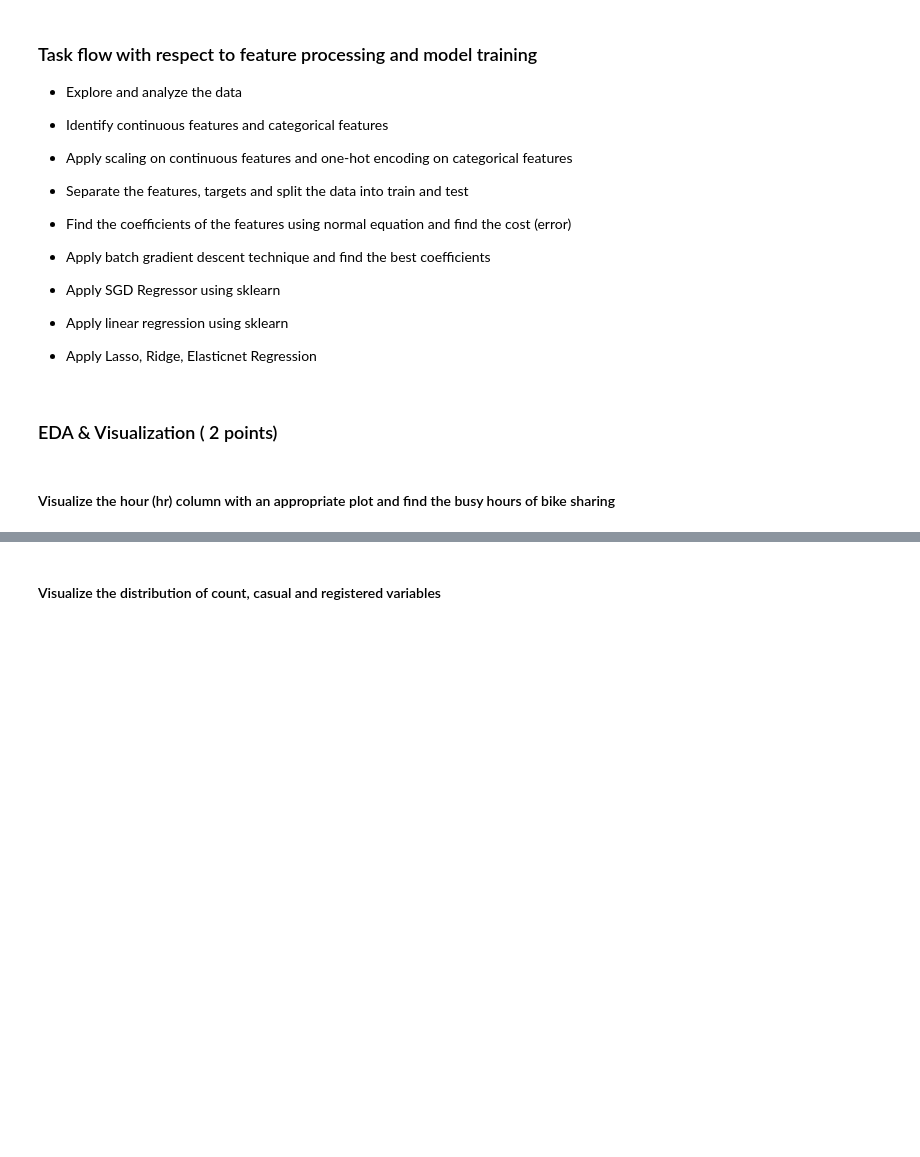
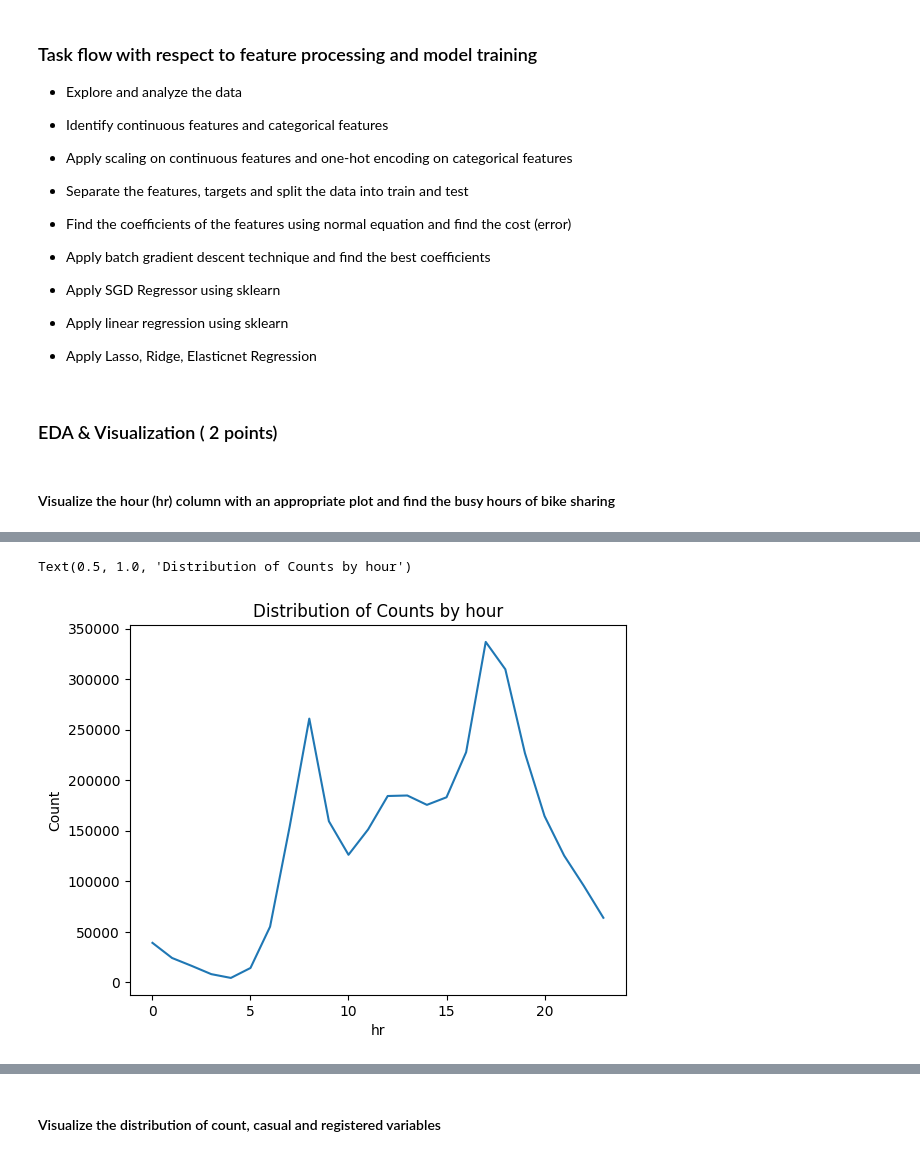
Before and after one commit to ayanagrawal1412/CDS_IISC, a Jupyter notebook: M2_NB_MiniProject_1_LinearRegression_Regularization.ipynb, the cells around one changed output, grey strips where cells are left out. Saved outputs shown, nothing was run; the diff lists cells and outputs as text; code cells hidden in the pictures; blank space fills up the shorter version.

```diff
--- a/M2_NB_MiniProject_1_LinearRegression_Regularization.ipynb
+++ b/M2_NB_MiniProject_1_LinearRegression_Regularization.ipynb
@@ -126,0 +207,7 @@ print the datatypes of the columns
+# %%
+sns.lineplot(data=df_hour.groupby(['hr'])['cnt'].sum())
+plt.ylabel('Count')
+plt.title('Distribution of Counts by hour')
+# %% [output]
+Text(0.5, 1.0, 'Distribution of Counts by hour')
+[figure, added]
```
Also changed, not shown: parts of 19 cells of this notebook.
